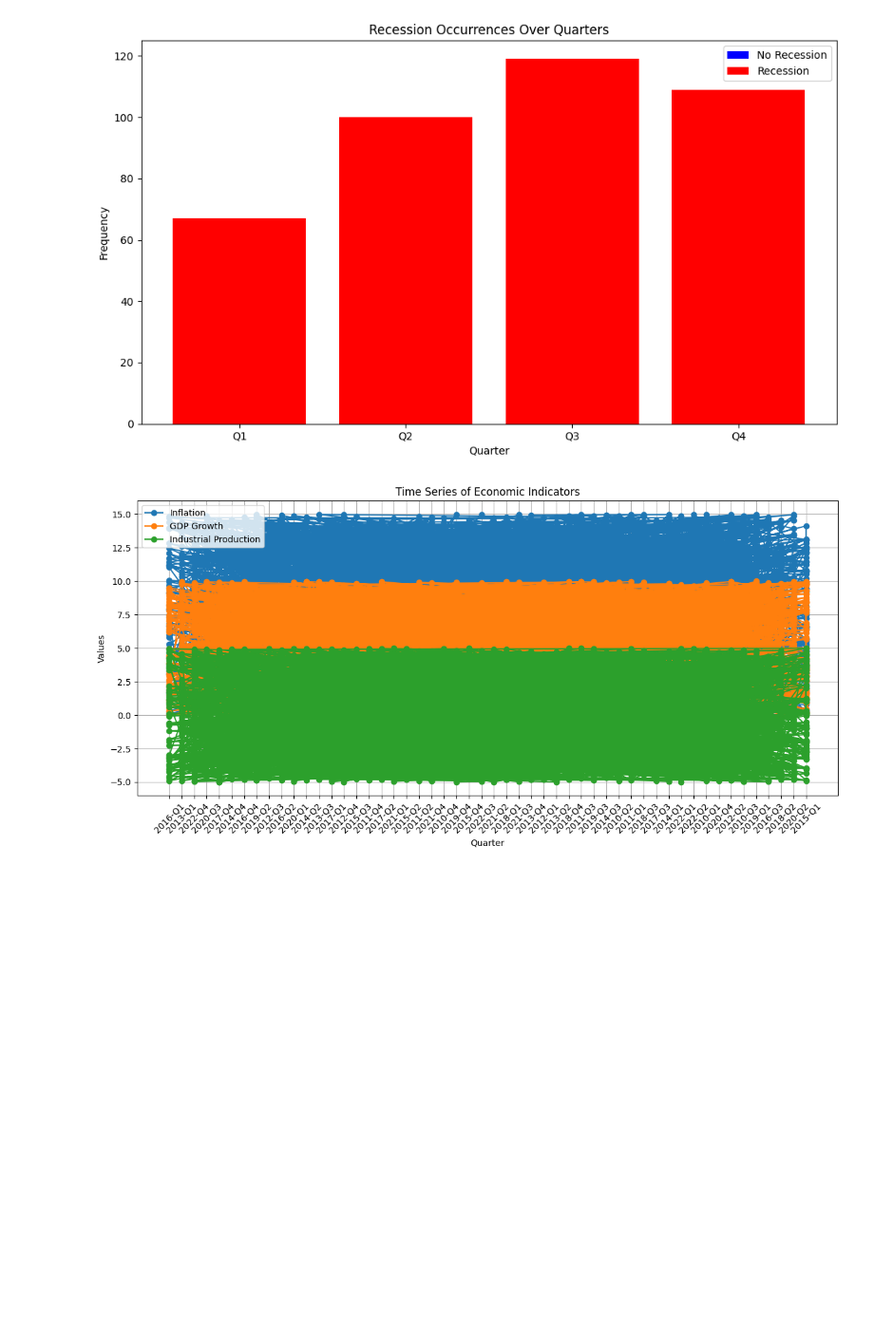
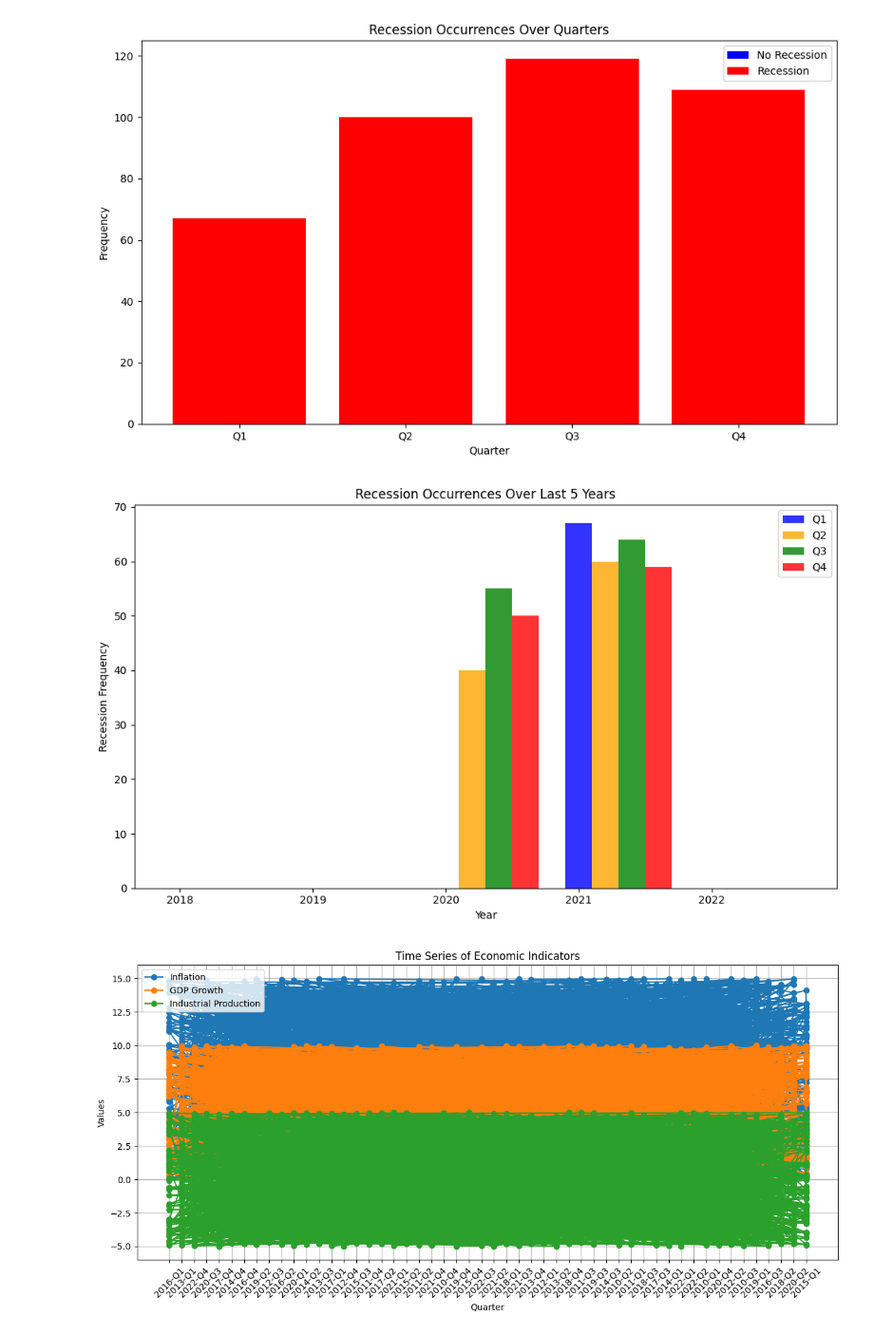
Before and after one commit to neerajcodes888/Recession-Analysis-With-Prediction, a Jupyter notebook: Notebooks/Analysis.ipynb, the cells around one changed output. Shown at 95% size. Cells and saved outputs as stored; diff of their text form; code cells hidden in the pictures; blank space fills up the shorter version.

```diff
--- a/Notebooks/Analysis.ipynb
+++ b/Notebooks/Analysis.ipynb
@@ -208,6 +208,36 @@ plt.tight_layout()
 plt.show()
 # %% [output]
 [figure]
+# %%
+# Filter dataframe to include only the last 5 years
+last_5_years_df = df[df['Year'] >= df['Year'].max() - 4]
+
+# Grouping by year and quarter and counting occurrences of recession
+recession_counts = last_5_years_df.groupby(['Year', 'Quarter'])['Recession_Indicator'].sum().unstack(fill_value=0)
+
+# Plotting
+plt.figure(figsize=(10, 6))
+
+quarters = ['Q1', 'Q2', 'Q3', 'Q4']
+bar_width = 0.2
+opacity = 0.8
+index = range(len(recession_counts))
+
+colors = ['blue', 'orange', 'green', 'red']
+
+for i, quarter in enumerate(quarters):
+    plt.bar([x + i * bar_width for x in index], recession_counts[quarter], bar_width,
+            alpha=opacity, color=colors[i], label=quarter)
+
+plt.xlabel('Year')
+plt.ylabel('Recession Frequency')
+plt.title('Recession Occurrences Over Last 5 Years')
+plt.xticks(index, recession_counts.index)
+plt.legend()
+plt.tight_layout()
+plt.show()
+# %% [output]
+[figure, added]
 # %%
 # Extract the relevant columns
 quarters = df['Year'].astype(str) + '-' + df['Quarter']
```
